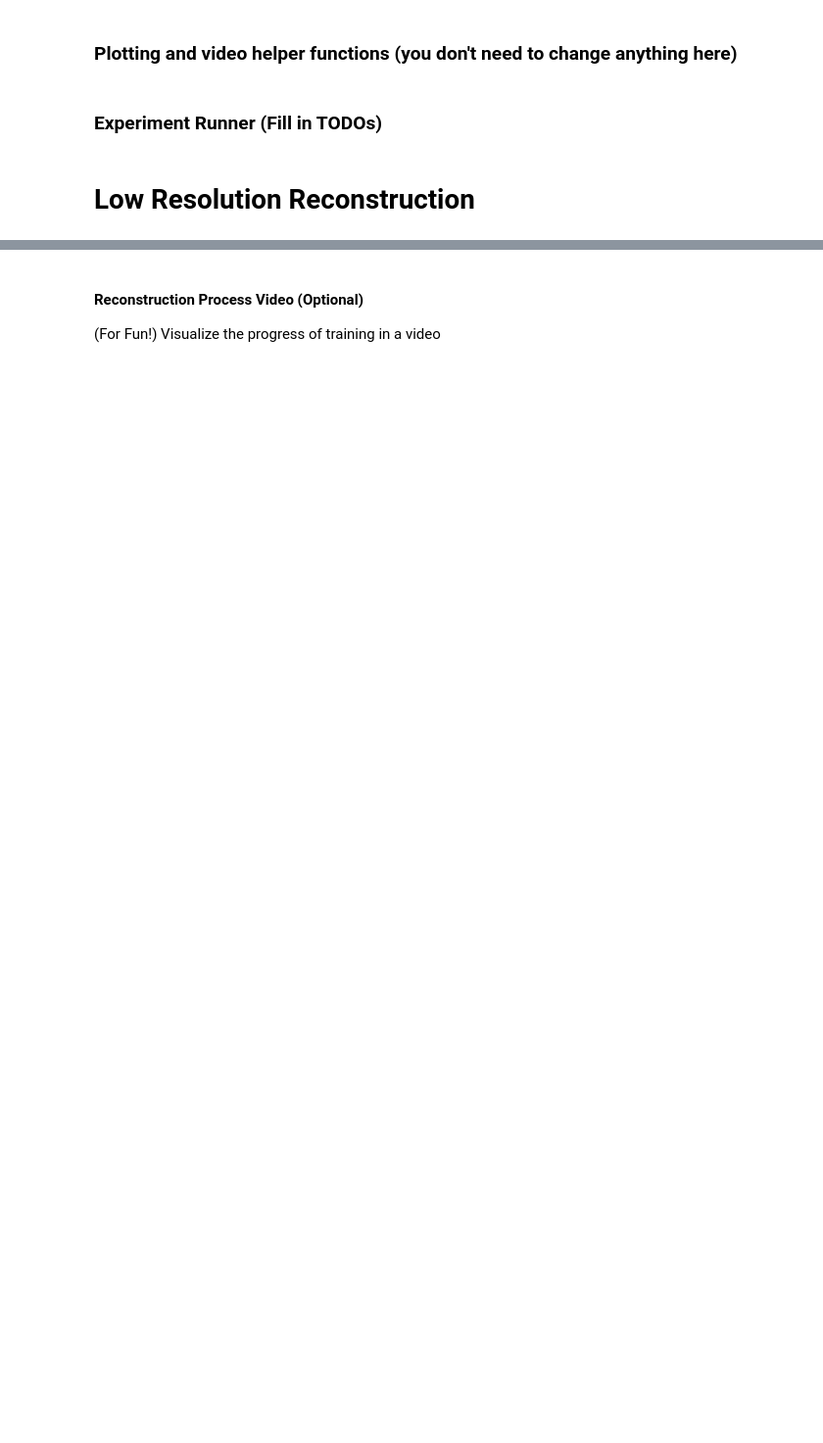
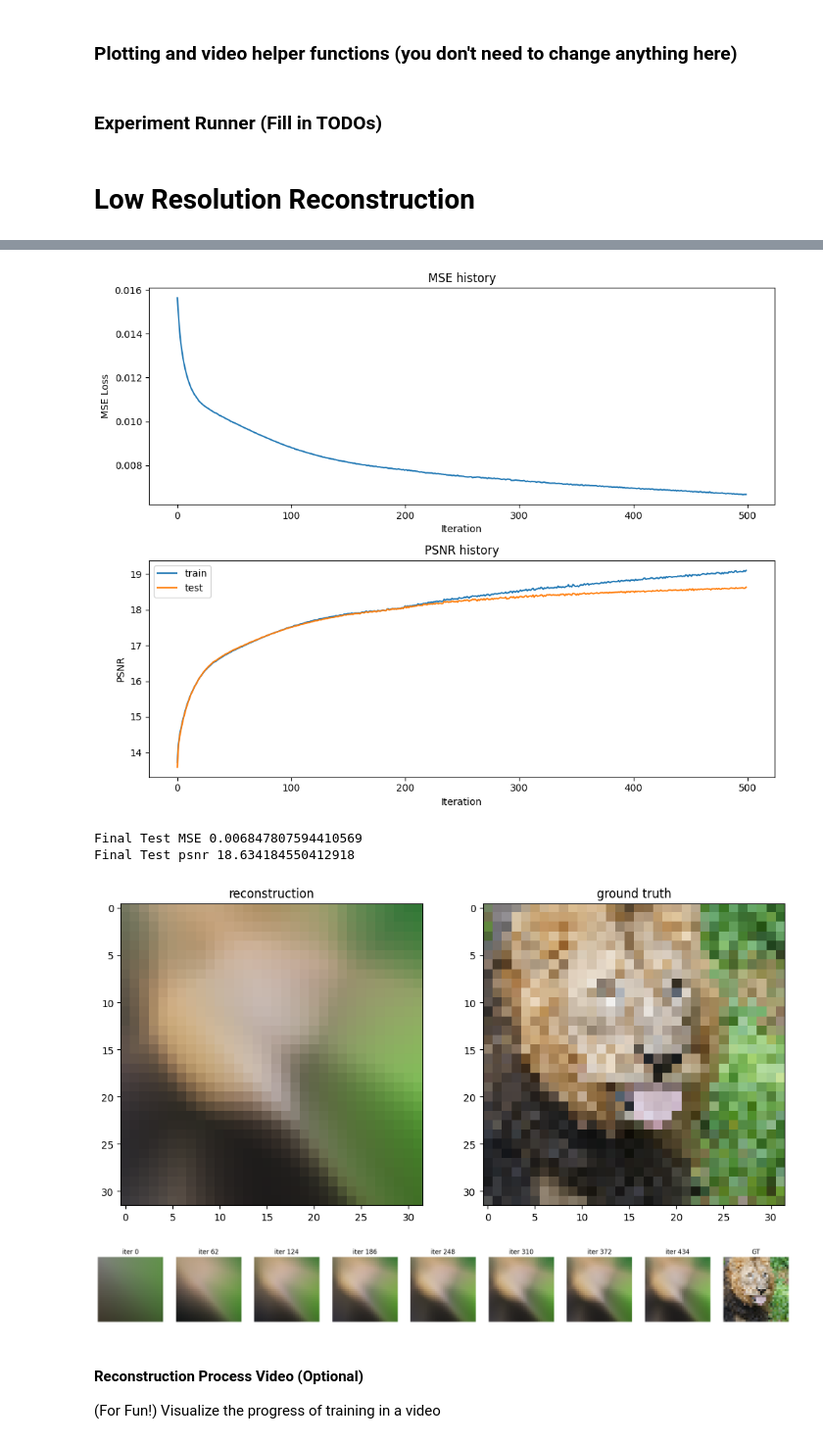
Before and after one commit to dpark9941/cs444-sp26-computer-vision, a Jupyter notebook: assignment2/neural_network.ipynb, the cells around one changed output, grey strips where cells are left out. Shown at 98% size. Drawn from its saved outputs; the diff is of its cells as text; code cells hidden in the pictures; blank space fills up the shorter version.

```diff
--- a/assignment2/neural_network.ipynb
+++ b/assignment2/neural_network.ipynb
@@ -97,6 +101,9 @@ def get_B_dict(size):
 
   # add B matrix for basic, gauss_1.0, gauss_10.0
   # TODO implement this
+  B_dict['basic'] = np.eye(2)
+  B_dict['gauss_1.0'] = np.random.normal(loc=0.0, scale=1.0, size=(mapping_size, 2))
+  B_dict['gauss_10.0'] = np.random.normal(loc=0.0, scale=10.0, size=(mapping_size, 2))
 
   return B_dict
 # %%
@@ -108,7 +115,10 @@ def input_mapping(x, B):
   else:
     # "basic" mapping and "gauss_X" mappings project input features using B
     # TODO implement this
-    return
+    proj = x @ B.T
+    return np.concatenate(
+        [np.cos(2 * np.pi * proj), np.sin(2 * np.pi * proj)], axis=-1
+    )
 # %% [markdown]
 ### MSE Loss and PSNR Error (Fill in TODOs)
 # %% [markdown]
@@ -121,8 +131,8 @@ where $y$ and $p$ are of shape $(N, C)$.
 def mse(y, p):
   # TODO implement this
   # make sure it is consistent with your implementation in neural_net.py
-
-  return
+  res = 0.5 * np.mean((y - p) ** 2)
+  return res
 
 def psnr(y, p):
   return -10 * np.log10(2.*mse(y, p))
@@ -301,33 +319,48 @@ def NN_experiment(X_train, y_train, X_test, y_test, input_size, num_layers,\
     test_psnr = np.zeros(epochs)
     predicted_images = np.zeros((epochs, y_test.shape[0], y_test.shape[1]))
 
+    N = X_train.shape[0]
+
     # For each epoch...
     for epoch in tqdm(range(epochs)):
         # Shuffle the dataset
         # TODO implement this
+        permutations = np.random.permutation(N)
+        X_train_shuffled = X_train[permutations]
+        y_train_shuffled = y_train[permutations]
 
         # Training
         # For each pixel location...
         for x, y in zip(X_train, y_train):
             # Run the forward pass of the model to get a prediction
             # TODO implement this
+            p = net.forward(x[np.newaxis, :])
 
             # Run the backward pass of the model to compute the loss
             # TODO implement this
+            loss = net.backward(y[np.newaxis, :])
 
             # Update train_loss[epoch] for computing average loss
             # TODO implement this
+            train_loss[epoch] += loss
 
             # Update the weights
             # TODO implement this
+            net.update(lr=learning_rate)
 
         # Record PSNR of training pixels at the end of epoch
         # No need to run the backward pass here, just run one forward pass (but now on all the training pixels)
         # TODO: implement this
+        train_loss[epoch] /= N
+        p_train = net.forward(X_train)
+        train_psnr[epoch] = psnr(y_train, p_train)
 
         # Update predicted_images[epoch] and record PSNR of testing pixels at end of epoch
         # No need to run the backward pass here, just run one forward pass (but now on all the testing pixels)
         # TODO: implement this
+        p_test = net.forward(X_test)
+        test_psnr[epoch] = psnr(y_test, p_test)
+        predicted_images[epoch] = p_test
 
     return net, train_psnr, test_psnr, train_loss, predicted_images
 # %% [markdown]
@@ -344,14 +377,34 @@ For verifying your implementation, the average test PSNR should reach approximat
 # %%
 # get input features
 # TODO utilize the get_input_features() helper function
+X_train, y_train, X_test, y_test = get_input_features(B_dict, "none")
 
 # run NN_experiment on input features
 # TODO implement by using the NN_experiment() helper function
+net, train_psnr, test_psnr, train_loss, predicted_images = NN_experiment(
+    X_train,
+    y_train,
+    X_test,
+    y_test,
+    input_size=X_train.shape[1],
+    num_layers=num_layers,
+    hidden_size=hidden_size,
+    output_size=output_size,
+    epochs=epochs,
+    learning_rate=learning_rate,
+    opt='SGD'
+)
 
 # plot results of experiment
 plot_training_curves(train_loss, train_psnr, test_psnr)
 plot_reconstruction(net.forward(X_test), y_test)
 plot_reconstruction_progress(predicted_images, y_test)
+# %% [output]
+[figure, added]
+Final Test MSE 0.006847807594410569
+Final Test psnr 18.634184550412918
+[figure, added]
+[figure, added]
 # %% [markdown]
 #### Reconstruction Process Video (Optional)
 (For Fun!) Visualize the progress of training in a video
```
Also changed, not shown: parts of 22 cells of this notebook, 5 other files.
